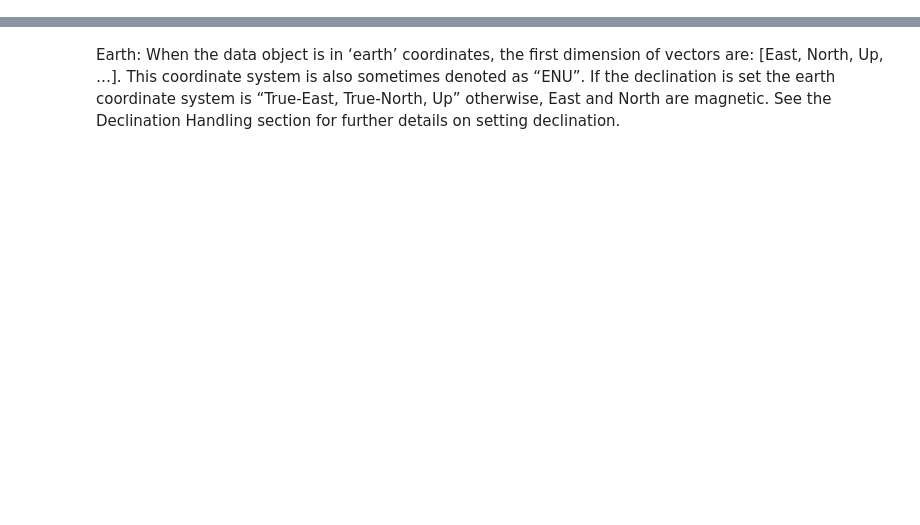
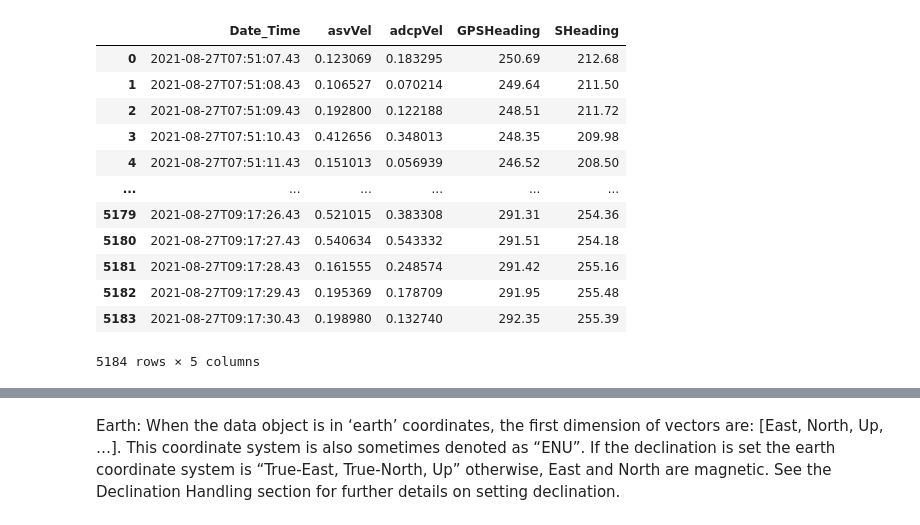
Before and after one commit to LewisDrysdale/autonaut-ADCP-data, a Jupyter notebook: read_raw_to_AD2CP.ipynb, the cells around one changed output, grey strips where cells are left out. Saved outputs shown, nothing was run; the diff lists cells and outputs as text; code cells hidden in the pictures; blank space fills up the shorter version.

```diff
--- a/read_raw_to_AD2CP.ipynb
+++ b/read_raw_to_AD2CP.ipynb
@@ -181,0 +196,16 @@ Checking 101512_20211014T000326UTC
+# %%
+ndf
+# %% [output]
+|  | Date_Time | asvVel | adcpVel | GPSHeading | SHeading |
+| 0 | 2021-08-27T07:51:07.43 | 0.123069 | 0.183295 | 250.69 | 212.68 |
+| 1 | 2021-08-27T07:51:08.43 | 0.106527 | 0.070214 | 249.64 | 211.50 |
+| 2 | 2021-08-27T07:51:09.43 | 0.192800 | 0.122188 | 248.51 | 211.72 |
+| 3 | 2021-08-27T07:51:10.43 | 0.412656 | 0.348013 | 248.35 | 209.98 |
+| 4 | 2021-08-27T07:51:11.43 | 0.151013 | 0.056939 | 246.52 | 208.50 |
+| ... | ... | ... | ... | ... | ... |
+| 5179 | 2021-08-27T09:17:26.43 | 0.521015 | 0.383308 | 291.31 | 254.36 |
+| 5180 | 2021-08-27T09:17:27.43 | 0.540634 | 0.543332 | 291.51 | 254.18 |
+| 5181 | 2021-08-27T09:17:28.43 | 0.161555 | 0.248574 | 291.42 | 255.16 |
+| 5182 | 2021-08-27T09:17:29.43 | 0.195369 | 0.178709 | 291.95 | 255.48 |
+| 5183 | 2021-08-27T09:17:30.43 | 0.198980 | 0.132740 | 292.35 | 255.39 |
+5184 rows × 5 columns
```
Also changed, not shown: parts of 11 cells of this notebook, 23 other files.
